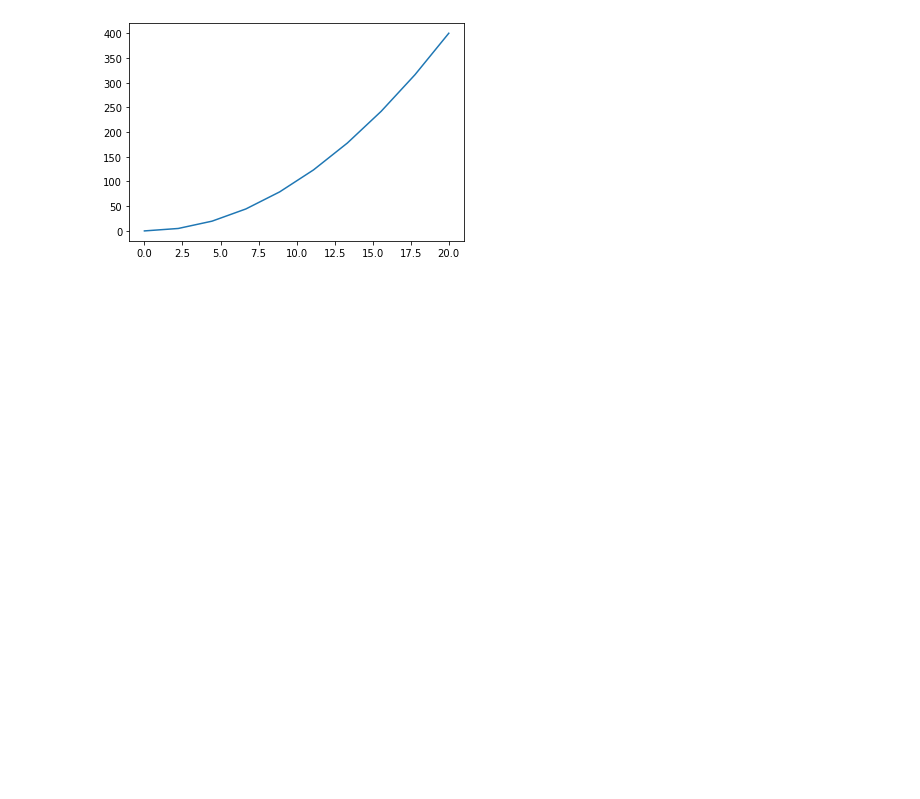
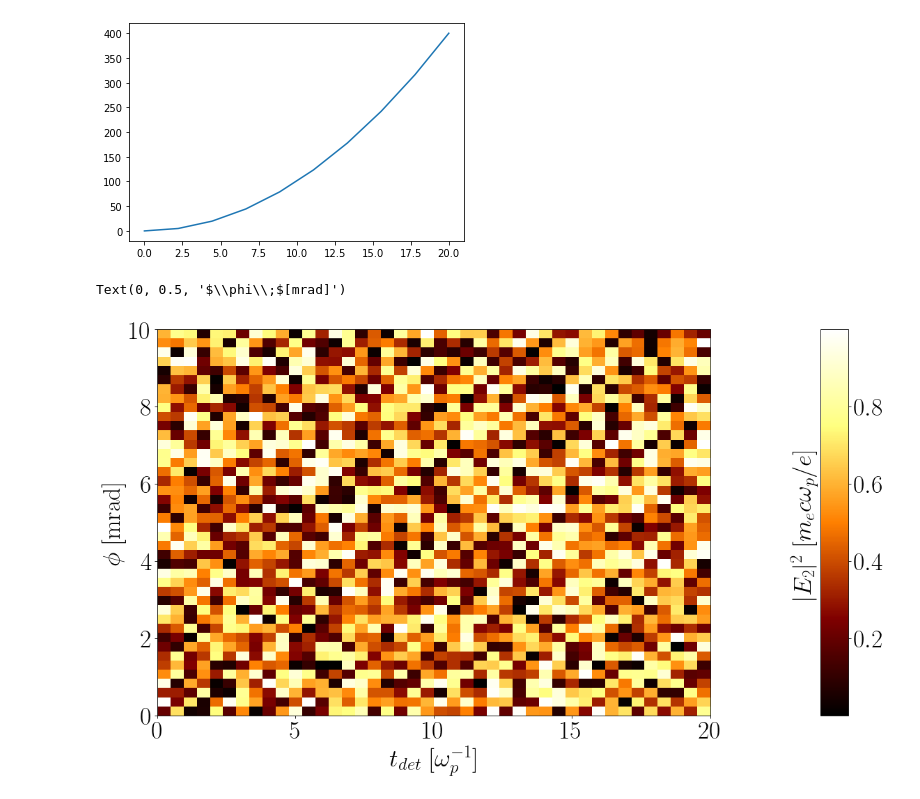
Before and after one commit to pardallio/plots, a Jupyter notebook: Static.ipynb, the cells around one changed output. Saved outputs shown, nothing was run; the diff lists cells and outputs as text; code cells hidden in the pictures; blank space fills up the shorter version.

```diff
--- a/Static.ipynb
+++ b/Static.ipynb
@@ -7,3 +7,39 @@ plt.plot(x,x*x)
 # %% [output]
 [<matplotlib.lines.Line2D at 0x...>]
 [figure]
+# %%
+import matplotlib.pyplot as plt
+import matplotlib as mpl
+from matplotlib.colors import LogNorm
+
+plt.style.use('default')
+mpl.rcParams['text.usetex'] = True
+mpl.rcParams['text.latex.preamble'] = r'\usepackage{amsmath}' #for \text command
+fig=plt.figure(figsize=(16,9),dpi=80)
+plt.rcParams.update({'font.size': 32})
+mpl.rc('font', family = 'serif')
+ax=plt.gca()
+
+
+N=42
+xmin=0
+xmax=20
+ymin=0
+ymax=10
+extent=[xmin,xmax,ymin,ymax]
+im=ax.imshow(np.random.random((N,N)),cmap="afmhot",aspect='auto',origin="lower",extent=extent)
+
+
+
+#ax.set_aspect('equal')
+from mpl_toolkits.axes_grid1 import make_axes_locatable
+
+the_divider = make_axes_locatable(ax)
+color_axis = the_divider.append_axes("right", size="5%")#, pad=0.1)
+cbar=plt.colorbar(im,pad=2,cax=color_axis)
+cbar.set_label(r"$|E_2|^2 \;[m_ec\omega_p/e]$",labelpad=-120)
+ax.set_xlabel(r"$t_{det}~[\omega_p^{-1}]$")
+ax.set_ylabel(r"$\phi\;$[mrad]")
+# %% [output]
+Text(0, 0.5, '$\\phi\\;$[mrad]')
+[figure, added]
```
Also changed, not shown: parts of 1 cell of this notebook.
